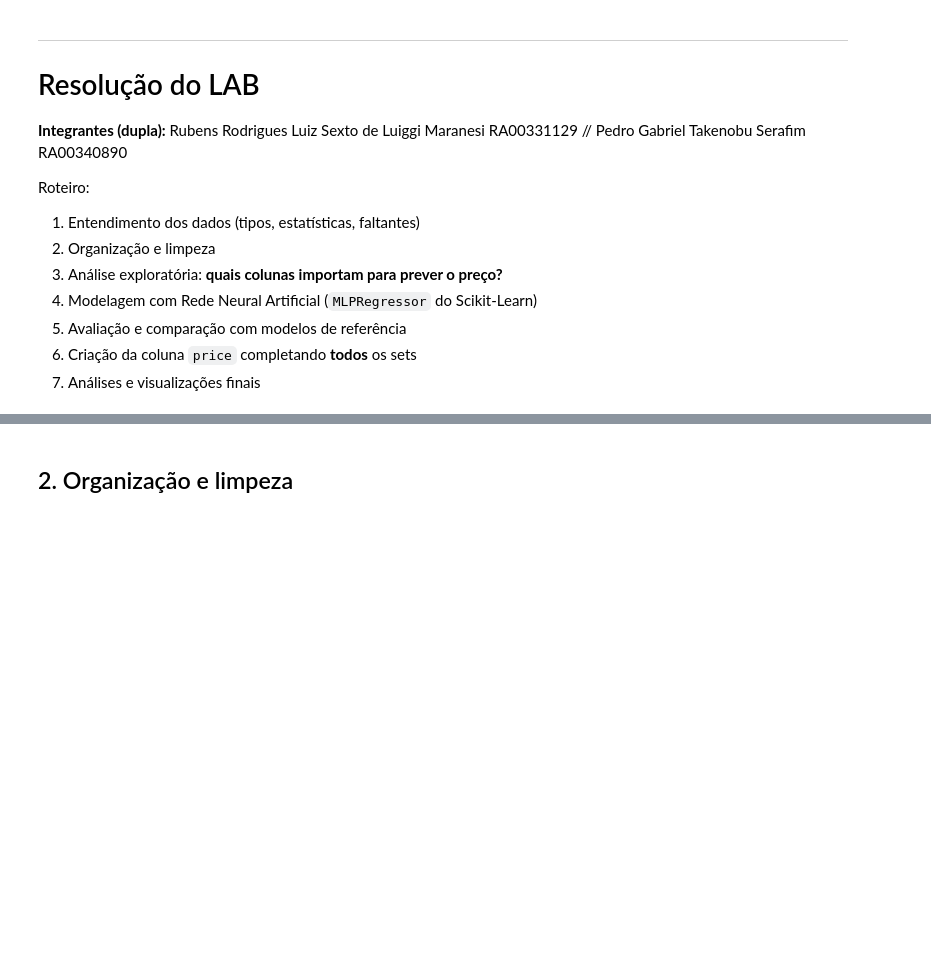
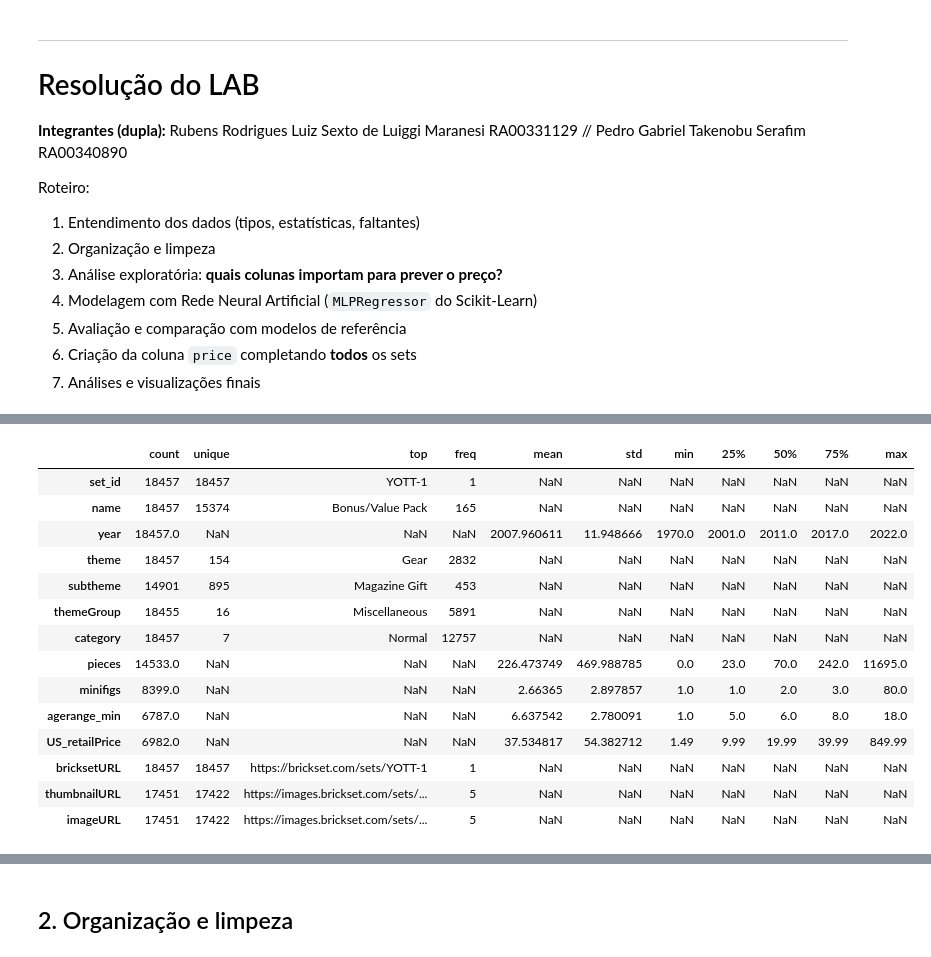
Before and after one commit to Rubziguin/Colab_Atividade_Lego, a Jupyter notebook: PUCSP_CS_AI_10_AI_ML_ANN_LEGO_LAB.ipynb, the cells around one changed output, grey strips where cells are left out. Saved outputs shown, nothing was run; the diff lists cells and outputs as text; code cells hidden in the pictures; blank space fills up the shorter version.

```diff
--- a/PUCSP_CS_AI_10_AI_ML_ANN_LEGO_LAB.ipynb
+++ b/PUCSP_CS_AI_10_AI_ML_ANN_LEGO_LAB.ipynb
@@ -151,0 +175,18 @@ Roteiro:
+# %%
+lego_df.describe(include='all').T
+# %% [output]
+|  | count | unique | top | freq | mean | std | min | 25% | 50% | 75% | max |
+| set_id | 18457 | 18457 | YOTT-1 | 1 | NaN | NaN | NaN | NaN | NaN | NaN | NaN |
+| name | 18457 | 15374 | Bonus/Value Pack | 165 | NaN | NaN | NaN | NaN | NaN | NaN | NaN |
+| year | 18457.0 | NaN | NaN | NaN | 2007.960611 | 11.948666 | 1970.0 | 2001.0 | 2011.0 | 2017.0 | 2022.0 |
+| theme | 18457 | 154 | Gear | 2832 | NaN | NaN | NaN | NaN | NaN | NaN | NaN |
+| subtheme | 14901 | 895 | Magazine Gift | 453 | NaN | NaN | NaN | NaN | NaN | NaN | NaN |
+| themeGroup | 18455 | 16 | Miscellaneous | 5891 | NaN | NaN | NaN | NaN | NaN | NaN | NaN |
+| category | 18457 | 7 | Normal | 12757 | NaN | NaN | NaN | NaN | NaN | NaN | NaN |
+| pieces | 14533.0 | NaN | NaN | NaN | 226.473749 | 469.988785 | 0.0 | 23.0 | 70.0 | 242.0 | 11695.0 |
+| minifigs | 8399.0 | NaN | NaN | NaN | 2.66365 | 2.897857 | 1.0 | 1.0 | 2.0 | 3.0 | 80.0 |
+| agerange_min | 6787.0 | NaN | NaN | NaN | 6.637542 | 2.780091 | 1.0 | 5.0 | 6.0 | 8.0 | 18.0 |
+| US_retailPrice | 6982.0 | NaN | NaN | NaN | 37.534817 | 54.382712 | 1.49 | 9.99 | 19.99 | 39.99 | 849.99 |
+| bricksetURL | 18457 | 18457 | https://brickset.com/sets/YOTT-1 | 1 | NaN | NaN | NaN | NaN | NaN | NaN | NaN |
+| thumbnailURL | 17451 | 17422 | https://images.brickset.com/sets/... | 5 | NaN | NaN | NaN | NaN | NaN | NaN | NaN |
+| imageURL | 17451 | 17422 | https://images.brickset.com/sets/... | 5 | NaN | NaN | NaN | NaN | NaN | NaN | NaN |
```
Also changed, not shown: parts of 18 cells of this notebook.
